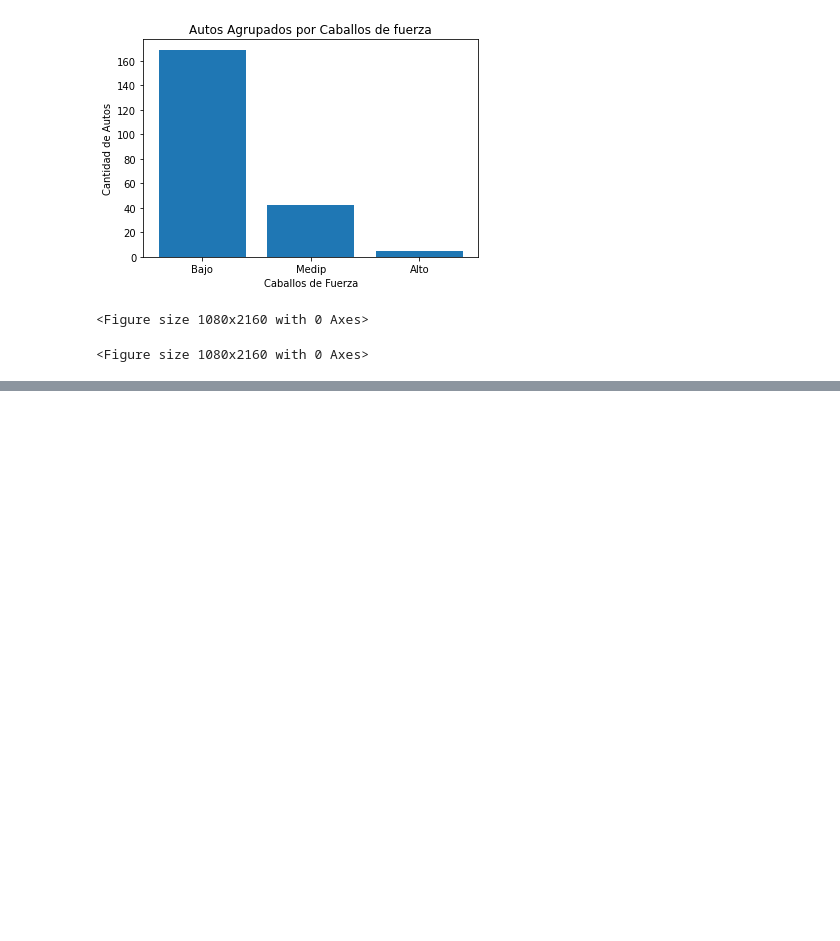
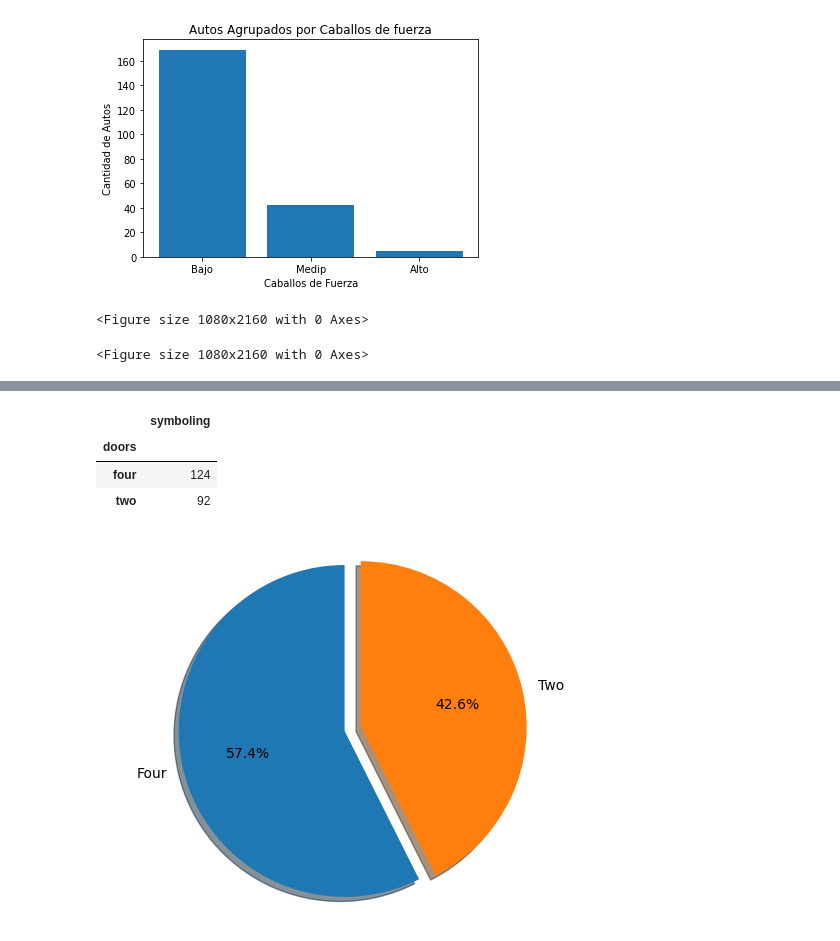
Before and after one commit to mleandrog036/Analisis-de-Datos, a Jupyter notebook: AnalisisDatos_Autos (2).ipynb, the cells around one changed output, grey strips where cells are left out. Cells and saved outputs as stored; diff of their text form; code cells hidden in the pictures; blank space fills up the shorter version.

```diff
--- a/AnalisisDatos_Autos (2).ipynb
+++ b/AnalisisDatos_Autos (2).ipynb
@@ -597,0 +650,23 @@ plt.figure(figsize=(15,30))
+# %%
+gf3 = dfAutos.groupby(['doors']).count()
+gf3 = gf3.iloc[:,:1]
+gf3
+# %% [output]
+|  | symboling |
+| doors |  |
+| four | 124 |
+| two | 92 |
+# %%
+etiqueta = "Four", "Two"
+sizes = gf3["symboling"].tolist()
+
+separacion = (0, 0.1)
+
+fig1, ax1 = plt.subplots()
+
+ax1.pie(sizes, explode=separacion, labels=etiqueta, autopct='%1.1f%%', shadow=True, startangle=90)
+ax1.axis('equal')
+
+plt.show()
+# %% [output]
+[figure, added]
```
Also changed, not shown: parts of 9 cells of this notebook.
